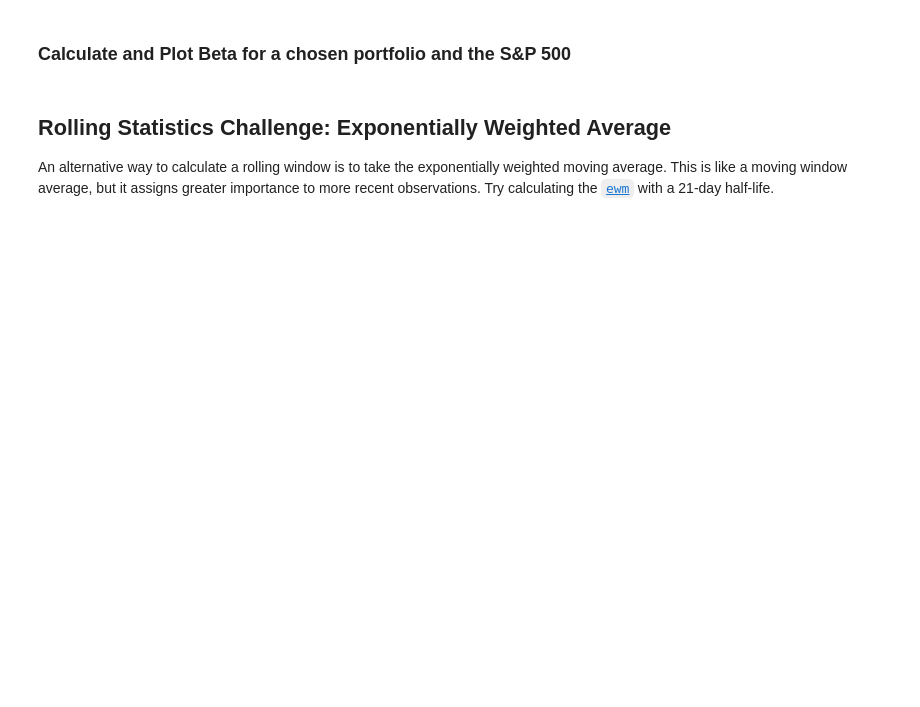
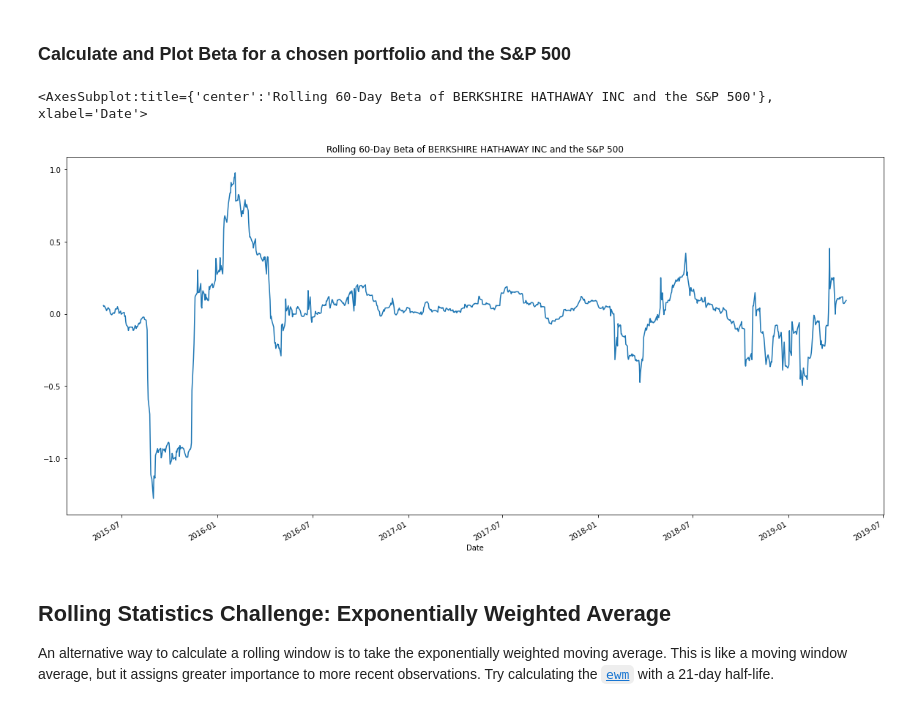
Before and after one commit to bgregory0913/Whale_Off_the_Portfolio, a Jupyter notebook: Starter_Code/whale_analysis.ipynb, the cells around one changed output. Drawn from its saved outputs; the diff is of its cells as text; code cells hidden in the pictures; blank space fills up the shorter version.

```diff
--- a/Starter_Code/whale_analysis.ipynb
+++ b/Starter_Code/whale_analysis.ipynb
@@ -202,13 +284,16 @@ correlation.plot()
 ### Calculate and Plot Beta for a chosen portfolio and the S&P 500
 # %%
 # Calculate covariance of a single portfolio
-covariance = all_returns_df['BERKSHIRE HATHAWAY INC'].rolling(window = 60).cov(all_returns_df['S&P 500'])
+covariance = portfolio_returns["BERKSHIRE HATHAWAY INC"].rolling(window = 60).cov(portfolio_returns["S&P 500"])
 # Calculate variance of S&P 500
-variance = all_returns_df['S&P 500'].var()
+variance = portfolio_returns["S&P 500"].var()
 # Computing beta
 beta = (covariance / variance)
 # Plot beta trend
-beta.plot(figsize=(20, 10), title = 'Rolling 60-Day Beta of BERKSHIRE HATHAWAY INC and the S&P 500' )
+beta.plot(figsize = (20, 10), title = "Rolling 60-Day Beta of BERKSHIRE HATHAWAY INC and the S&P 500")
+# %% [output]
+<AxesSubplot:title={'center':'Rolling 60-Day Beta of BERKSHIRE HATHAWAY INC and the S&P 500'}, xlabel='Date'>
+[figure, added]
 # %% [markdown]
 ## Rolling Statistics Challenge: Exponentially Weighted Average
 
```
Also changed, not shown: parts of 37 cells of this notebook.
